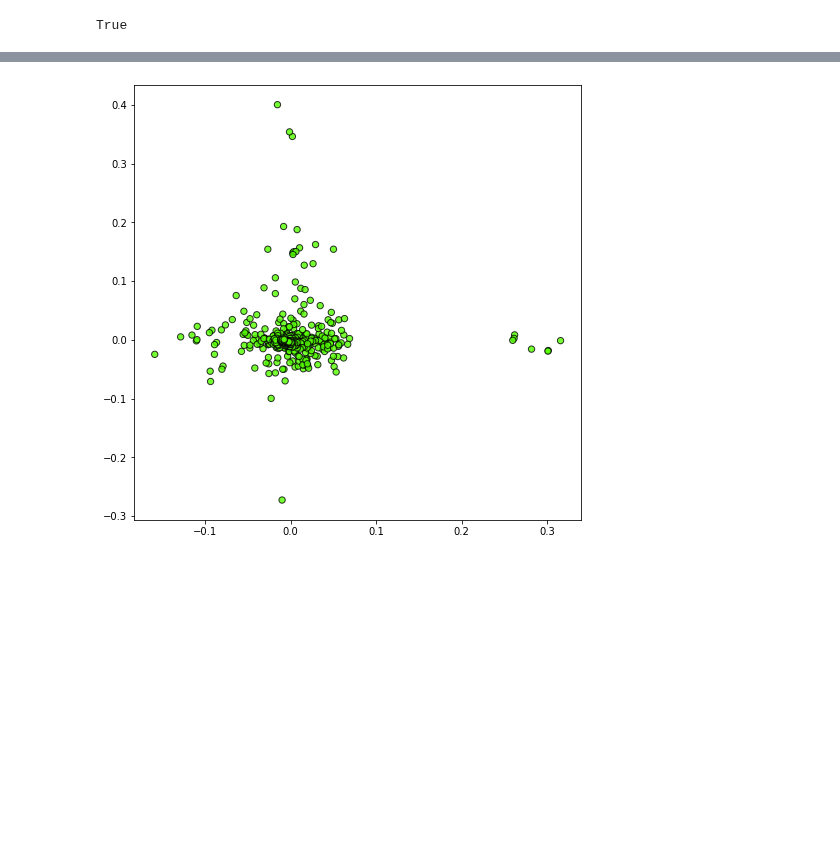
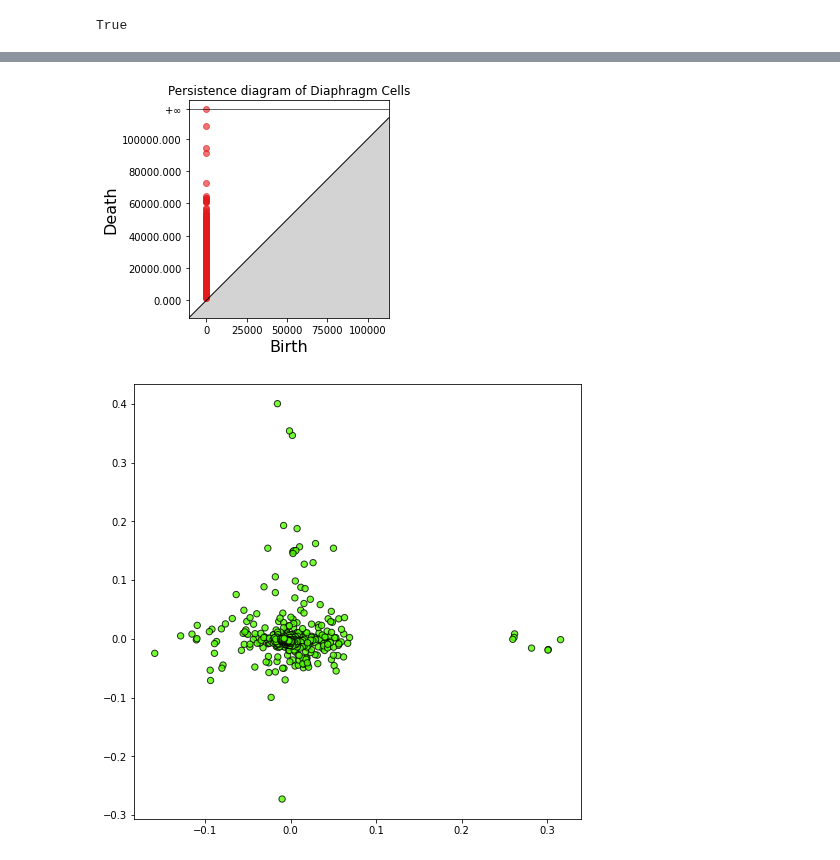
Before and after one commit to gabrielkassjohnson/parameter-free-topological-clustering, a Jupyter notebook: Clustering RNASeq Data with Pogo.ipynb, the cells around one changed output, grey strips where cells are left out. Drawn from its saved outputs; the diff is of its cells as text; code cells hidden in the pictures; blank space fills up the shorter version.

```diff
--- a/Clustering RNASeq Data with Pogo.ipynb
+++ b/Clustering RNASeq Data with Pogo.ipynb
@@ -133,3 +175,11 @@ True
+# %%
+ax = gudhi.plot_persistence_diagram(persistence=persistence_module)
+# We can modify the title, aspect, etc.
+ax.set_title("Persistence diagram of Diaphragm Cells")
+ax.set_aspect("equal")  # forces to be square shaped
+plt.show()
+# %% [output]
+[figure, added]
 # %%
 pogo = Pogo()
 pogo.fit(mdist)
```
Also changed, not shown: parts of 12 cells of this notebook.
